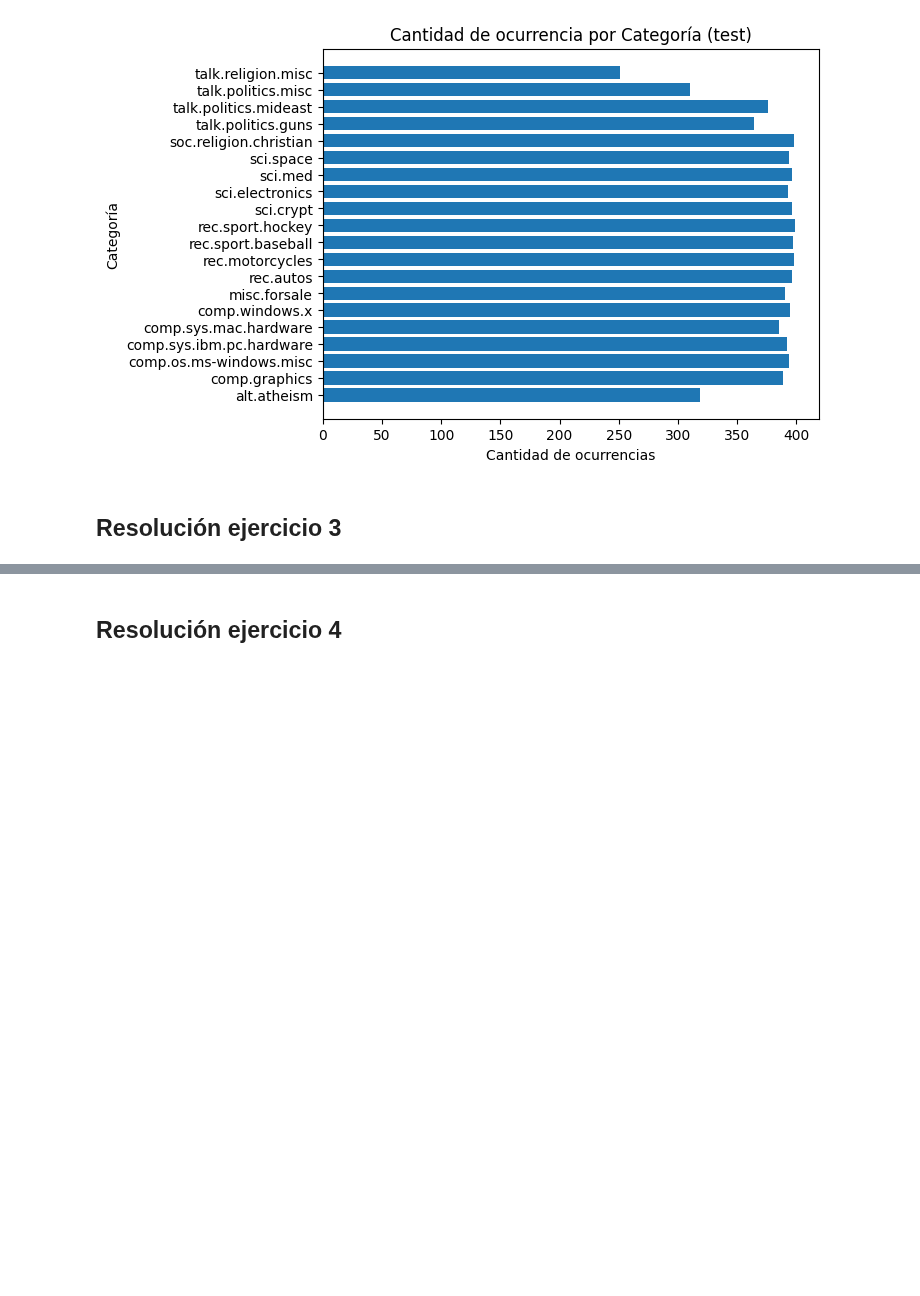
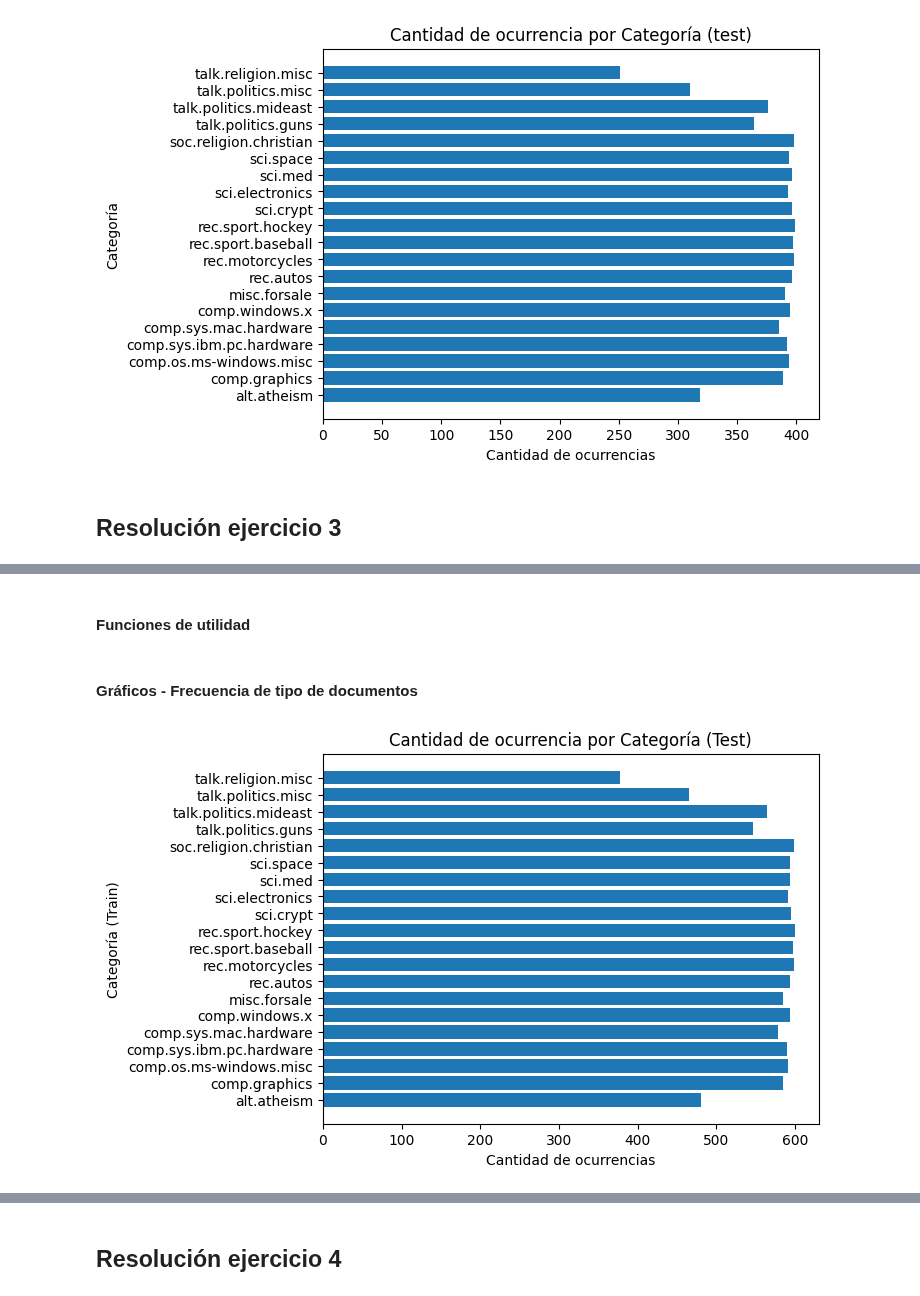
Before and after one commit to gasper-az/procesamiento-lenguaje-natural-desafios, a Jupyter notebook: desafios/desafio_01/desafio_01.ipynb, the cells around one changed output, grey strips where cells are left out. Drawn from its saved outputs; the diff is of its cells as text; code cells hidden in the pictures; blank space fills up the shorter version.

```diff
--- a/desafios/desafio_01/desafio_01.ipynb
+++ b/desafios/desafio_01/desafio_01.ipynb
@@ -1064,0 +1067,2 @@ plt.show()
+# %% [markdown]
+#### Funciones de utilidad
@@ -1064,0 +1077,13 @@ plt.show()
+# %% [markdown]
+#### Gráficos - Frecuencia de tipo de documentos
+# %%
+unique_values_train, counts_train = np.unique(newsgroups_train.target, return_counts=True)
+unique_values_test, counts_test = np.unique(newsgroups_test.target, return_counts=True)
+# %%
+plt.barh(newsgroups_train.target_names, counts_train)
+plt.xlabel('Cantidad de ocurrencias')
+plt.ylabel('Categoría (Train)')
+plt.title('Cantidad de ocurrencia por Categoría (Test)')
+plt.show()
+# %% [output]
+[figure, added]
```
Also changed, not shown: parts of 10 cells of this notebook.
